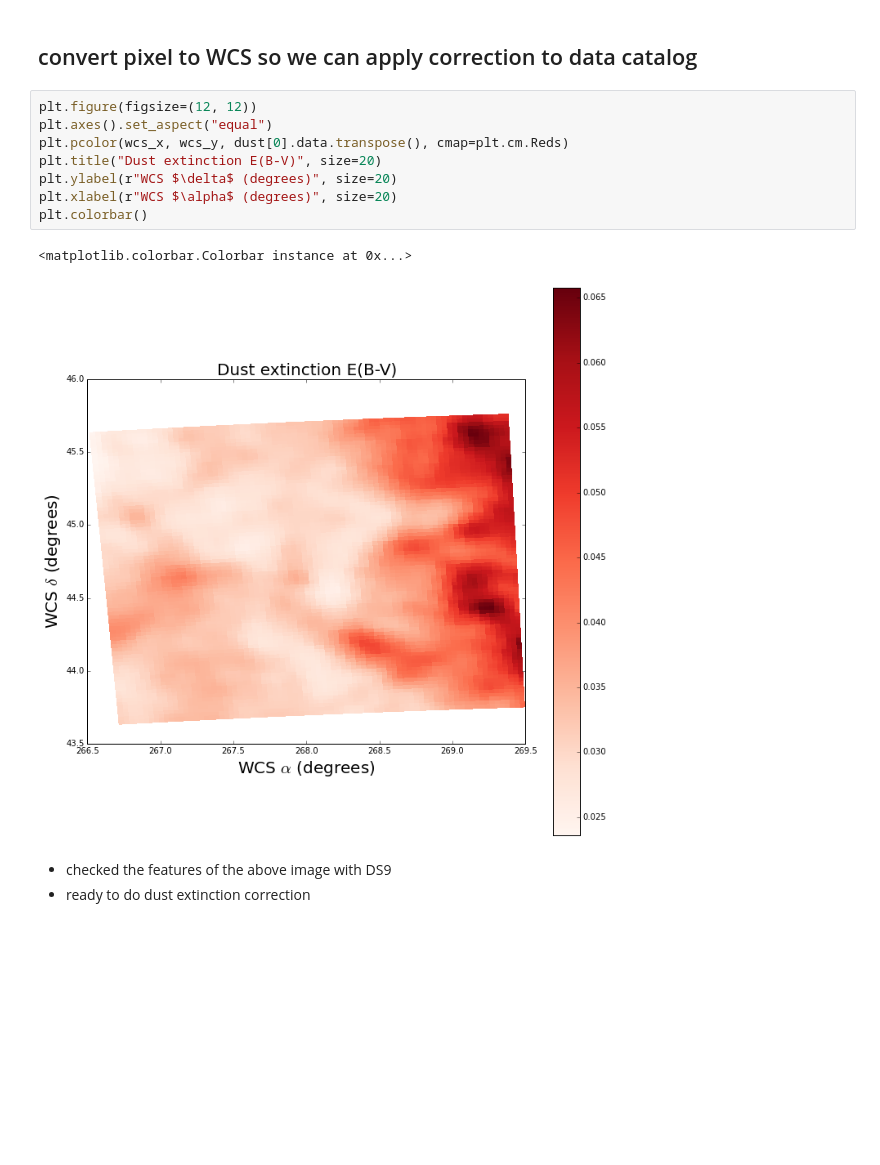
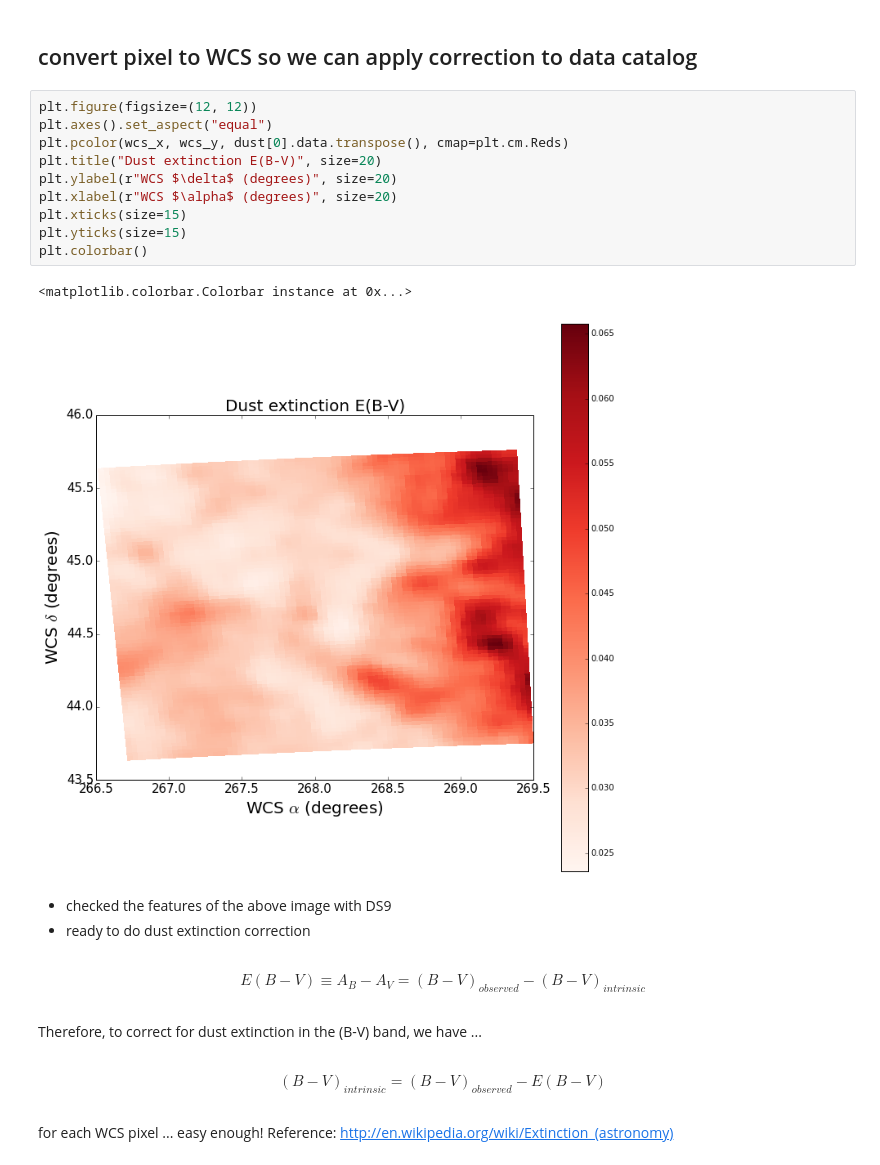
Before and after one commit to karenyyng/MACSJ1752, a Jupyter notebook: Code/data_preprocessing/dust_extinction.ipynb, the cells around one changed output. Saved outputs shown, nothing was run; the diff lists cells and outputs as text; blank space fills up the shorter version.

Commit message:
ready to correct for dust extinction

```diff
--- a/Code/data_preprocessing/dust_extinction.ipynb
+++ b/Code/data_preprocessing/dust_extinction.ipynb
@@ -65,14 +65,29 @@ wcs_y = wcs_y.reshape((dust[0].data.shape[0], dust[0].data.shape[1]))
 # %%
 plt.figure(figsize=(12, 12))
 plt.axes().set_aspect("equal")
 plt.pcolor(wcs_x, wcs_y, dust[0].data.transpose(), cmap=plt.cm.Reds)
 plt.title("Dust extinction E(B-V)", size=20)
 plt.ylabel(r"WCS $\delta$ (degrees)", size=20)
 plt.xlabel(r"WCS $\alpha$ (degrees)", size=20)
+plt.xticks(size=15)
+plt.yticks(size=15)
 plt.colorbar()
 # %% [output]
 <matplotlib.colorbar.Colorbar instance at 0x...>
-[figure, old version]
+[figure, new version]
 # %% [markdown]
 * checked the features of the above image with DS9
 * ready to do dust extinction correction
+# %% [markdown]
+\begin{equation}
+E(B-V) \equiv A_B - A_V = (B-V)_{observed} - (B-V)_{intrinsic}
+\end{equation}
+# %% [markdown]
+Therefore, to correct for dust extinction in the (B-V) band, we have ...
+# %% [markdown]
+\begin{equation}
+(B-V)_{intrinsic} = (B - V)_{observed} - E(B-V)
+\end{equation}
+# %% [markdown]
+for each WCS pixel ... easy enough!
+Reference: http://en.wikipedia.org/wiki/Extinction_(astronomy)
```
